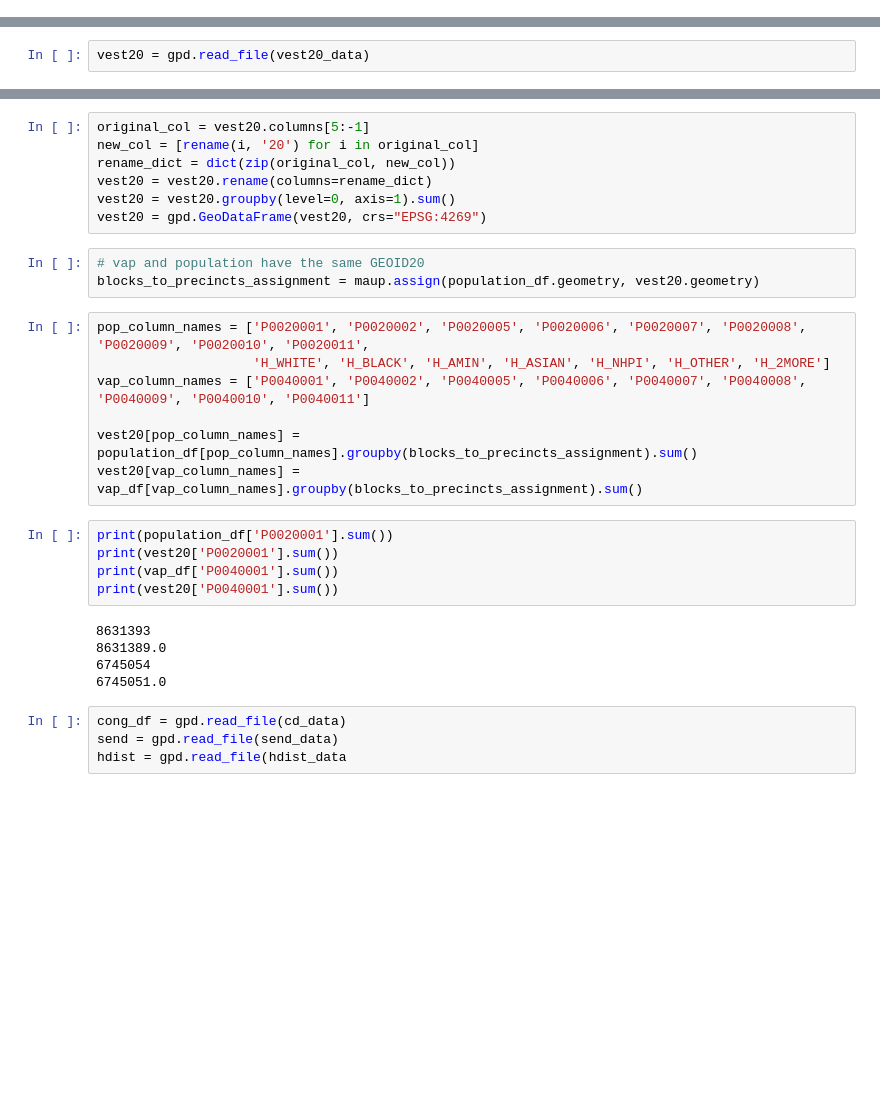
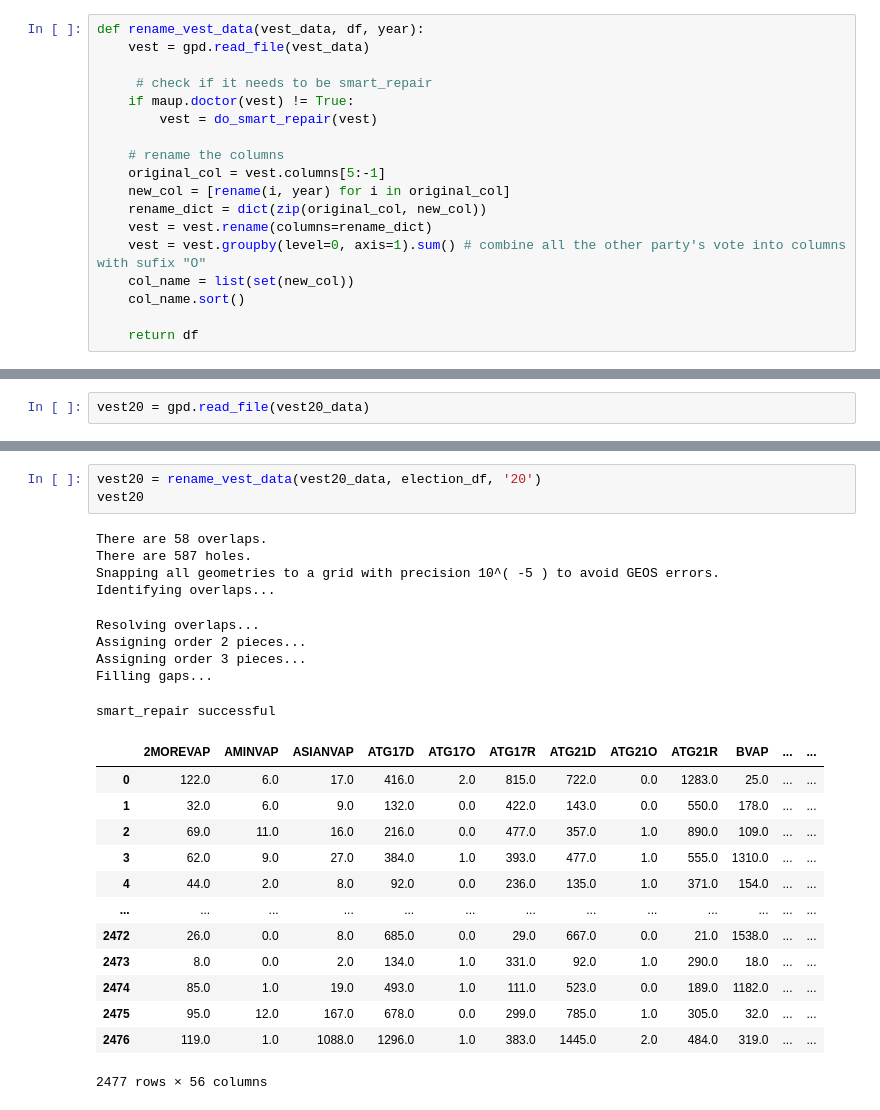
Before and after one commit to eveomett-states/Virginia, a Jupyter notebook: va.ipynb, the cells around one changed output, grey strips where cells are left out. Saved outputs shown, nothing was run; the diff lists cells and outputs as text; blank space fills up the shorter version.

Commit message:
Aggregation steps for blocks to precints

```diff
--- a/va.ipynb
+++ b/va.ipynb
@@ -113,0 +83,18 @@ def add_vest_data(vest_data, df, year, block_df):
+# %%
+def rename_vest_data(vest_data, df, year):
+    vest = gpd.read_file(vest_data)
+
+     # check if it needs to be smart_repair
+    if maup.doctor(vest) != True:
+        vest = do_smart_repair(vest)
+
+    # rename the columns
+    original_col = vest.columns[5:-1]
+    new_col = [rename(i, year) for i in original_col]
+    rename_dict = dict(zip(original_col, new_col))
+    vest = vest.rename(columns=rename_dict)
+    vest = vest.groupby(level=0, axis=1).sum() # combine all the other party's vote into columns with sufix "O"
+    col_name = list(set(new_col))
+    col_name.sort()
+
+    return df
@@ -170,31 +145,26 @@ smart_repair successful
 # %%
-original_col = vest20.columns[5:-1]
-new_col = [rename(i, '20') for i in original_col]
-rename_dict = dict(zip(original_col, new_col))
-vest20 = vest20.rename(columns=rename_dict)
-vest20 = vest20.groupby(level=0, axis=1).sum()
-vest20 = gpd.GeoDataFrame(vest20, crs="EPSG:4269")
+vest20 = rename_vest_data(vest20_data, election_df, '20')
+vest20
+# %% [output]
+There are 58 overlaps.
+There are 587 holes.
+Snapping all geometries to a grid with precision 10^( -5 ) to avoid GEOS errors.
+Identifying overlaps...
+Resolving overlaps...
+Assigning order 2 pieces...
+Assigning order 3 pieces...
+Filling gaps...
+smart_repair successful
+|  | 2MOREVAP | AMINVAP | ASIANVAP | ATG17D | ATG17O | ATG17R | ATG21D | ATG21O | ATG21R | BVAP | ... | ... |
+| 0 | 122.0 | 6.0 | 17.0 | 416.0 | 2.0 | 815.0 | 722.0 | 0.0 | 1283.0 | 25.0 | ... | ... |
+| 1 | 32.0 | 6.0 | 9.0 | 132.0 | 0.0 | 422.0 | 143.0 | 0.0 | 550.0 | 178.0 | ... | ... |
+| 2 | 69.0 | 11.0 | 16.0 | 216.0 | 0.0 | 477.0 | 357.0 | 1.0 | 890.0 | 109.0 | ... | ... |
+| 3 | 62.0 | 9.0 | 27.0 | 384.0 | 1.0 | 393.0 | 477.0 | 1.0 | 555.0 | 1310.0 | ... | ... |
+| 4 | 44.0 | 2.0 | 8.0 | 92.0 | 0.0 | 236.0 | 135.0 | 1.0 | 371.0 | 154.0 | ... | ... |
+| ... | ... | ... | ... | ... | ... | ... | ... | ... | ... | ... | ... | ... |
+| 2472 | 26.0 | 0.0 | 8.0 | 685.0 | 0.0 | 29.0 | 667.0 | 0.0 | 21.0 | 1538.0 | ... | ... |
+| 2473 | 8.0 | 0.0 | 2.0 | 134.0 | 1.0 | 331.0 | 92.0 | 1.0 | 290.0 | 18.0 | ... | ... |
+| 2474 | 85.0 | 1.0 | 19.0 | 493.0 | 1.0 | 111.0 | 523.0 | 0.0 | 189.0 | 1182.0 | ... | ... |
+| 2475 | 95.0 | 12.0 | 167.0 | 678.0 | 0.0 | 299.0 | 785.0 | 1.0 | 305.0 | 32.0 | ... | ... |
+| 2476 | 119.0 | 1.0 | 1088.0 | 1296.0 | 1.0 | 383.0 | 1445.0 | 2.0 | 484.0 | 319.0 | ... | ... |
+2477 rows × 56 columns
-# %%
-# vap and population have the same GEOID20
-blocks_to_precincts_assignment = maup.assign(population_df.geometry, vest20.geometry)
-# %%
-pop_column_names = ['P0020001', 'P0020002', 'P0020005', 'P0020006', 'P0020007', 'P0020008', 'P0020009', 'P0020010', 'P0020011',
-                    'H_WHITE', 'H_BLACK', 'H_AMIN', 'H_ASIAN', 'H_NHPI', 'H_OTHER', 'H_2MORE']
-vap_column_names = ['P0040001', 'P0040002', 'P0040005', 'P0040006', 'P0040007', 'P0040008', 'P0040009', 'P0040010', 'P0040011']
-
-vest20[pop_column_names] = population_df[pop_column_names].groupby(blocks_to_precincts_assignment).sum()
-vest20[vap_column_names] = vap_df[vap_column_names].groupby(blocks_to_precincts_assignment).sum()
-# %%
-print(population_df['P0020001'].sum())
-print(vest20['P0020001'].sum())
-print(vap_df['P0040001'].sum())
-print(vest20['P0040001'].sum())
-# %% [output]
-8631393
-8631389.0
-6745054
-6745051.0
-# %%
-cong_df = gpd.read_file(cd_data)
-send = gpd.read_file(send_data)
-hdist = gpd.read_file(hdist_data
```
Also changed, not shown: parts of 21 cells of this notebook.
